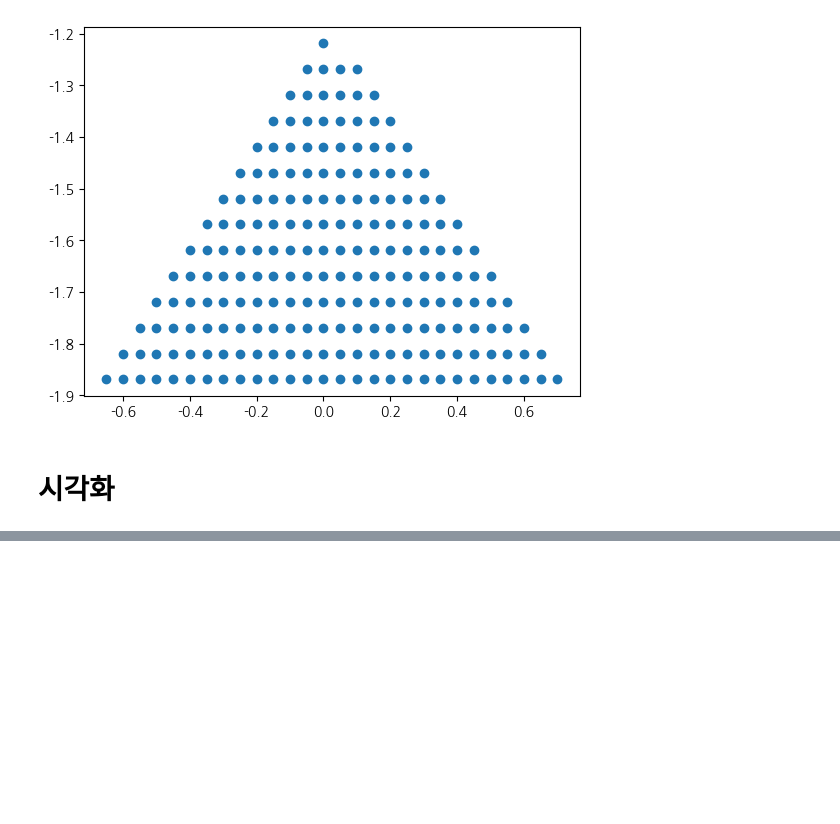
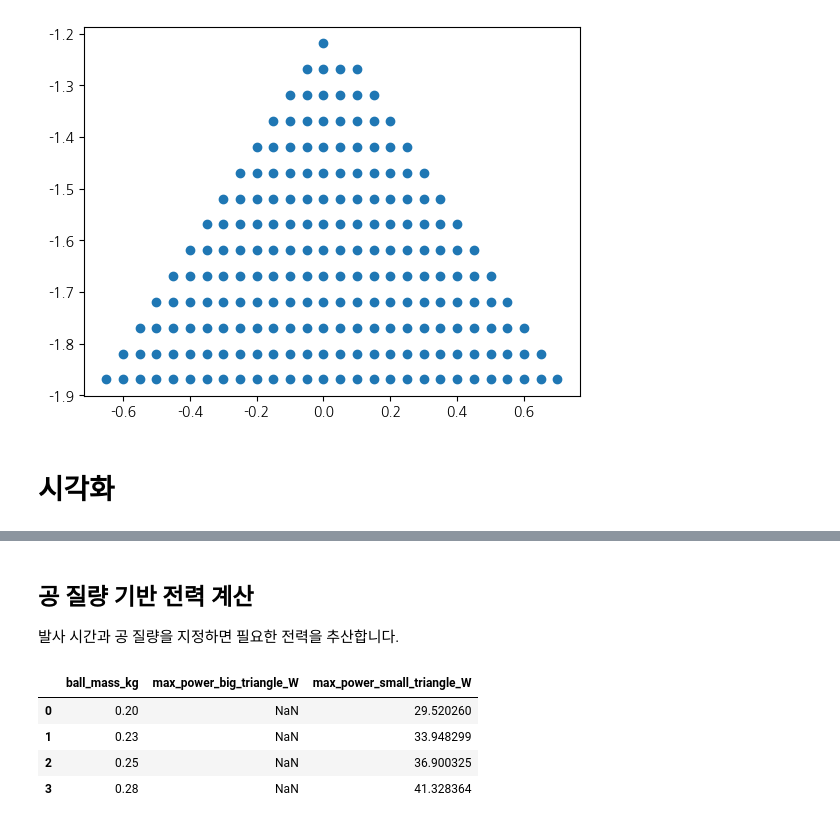
Before and after one commit to suhochunsa/AR5-2, a Jupyter notebook: Throwing_Power_Calculation.ipynb, the cells around one changed output, grey strips where cells are left out. Saved outputs shown, nothing was run; the diff lists cells and outputs as text; code cells hidden in the pictures; blank space fills up the shorter version.

```diff
--- a/Throwing_Power_Calculation.ipynb
+++ b/Throwing_Power_Calculation.ipynb
@@ -83,0 +101,3 @@ plt.clim(0, 10)
+# %% [markdown]
+## 공 질량 기반 전력 계산
+발사 시간과 공 질량을 지정하면 필요한 전력을 추산합니다.
@@ -83,0 +115,17 @@ plt.clim(0, 10)
+# %%
+power_summary = []
+for mass in ball_masses:
+    summary = {
+        'ball_mass_kg': mass,
+        'max_power_big_triangle_W': compute_required_power(big_v, mass, throw_duration).max(),
+        'max_power_small_triangle_W': compute_required_power(small_v, mass, throw_duration).max(),
+    }
+    power_summary.append(summary)
+power_df = pd.DataFrame(power_summary)
+power_df
+# %% [output]
+|  | ball_mass_kg | max_power_big_triangle_W | max_power_small_triangle_W |
+| 0 | 0.20 | NaN | 29.520260 |
+| 1 | 0.23 | NaN | 33.948299 |
+| 2 | 0.25 | NaN | 36.900325 |
+| 3 | 0.28 | NaN | 41.328364 |
```
Also changed, not shown: parts of 4 cells of this notebook.
